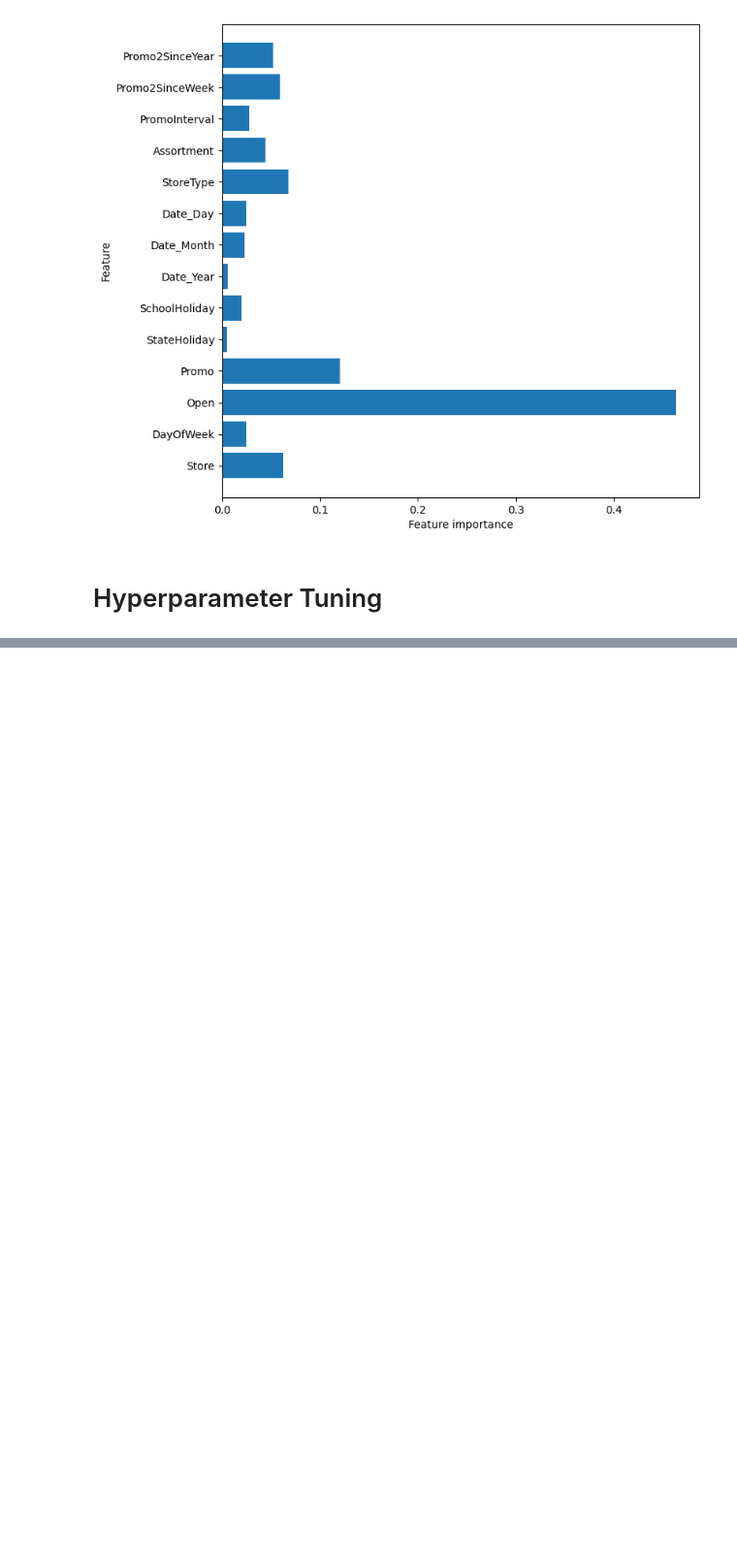
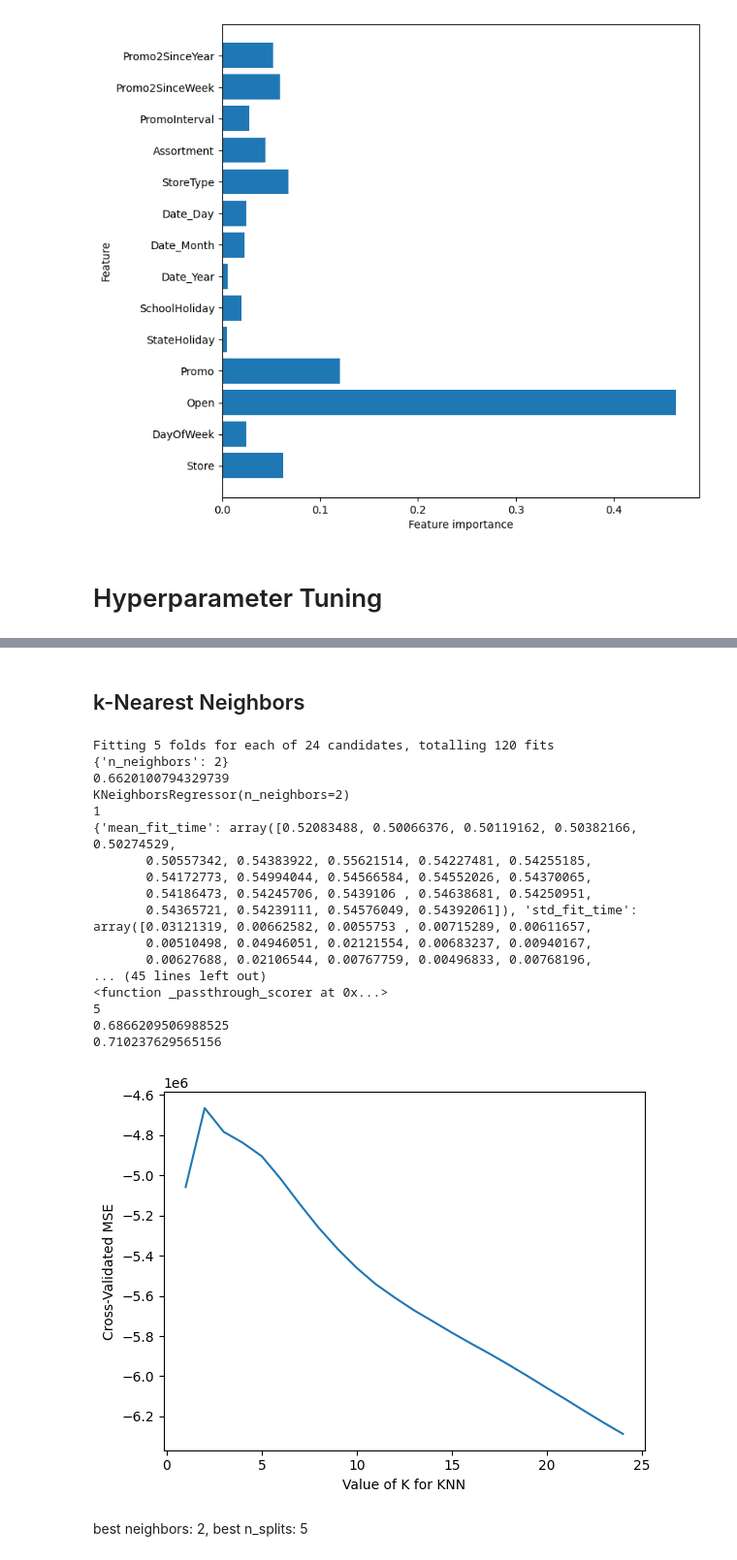
Before and after one commit to liamwan/rss-forecasts, a Jupyter notebook: rss-forecasts-wander.ipynb, the cells around one changed output, grey strips where cells are left out. Shown at 97% size. Drawn from its saved outputs; the diff is of its cells as text; code cells hidden in the pictures; blank space fills up the shorter version.

```diff
--- a/rss-forecasts-wander.ipynb
+++ b/rss-forecasts-wander.ipynb
@@ -467,0 +466,65 @@ Accuracy = -inf%.
+# %% [markdown]
+## k-Nearest Neighbors
+# %%
+# parameter tuning for knn with tqdm
+from tqdm import tqdm
+from sklearn.model_selection import GridSearchCV
+from sklearn.model_selection import cross_val_score
+
+# create a k-nearest neighbors regressor
+knn = KNeighborsRegressor()
+
+# create a dictionary of all values we want to test for n_neighbors
+param_grid = {'n_neighbors': np.arange(1, 25)}
+
+# use gridsearch to test all values for n_neighbors
+knn_gscv = GridSearchCV(knn, param_grid, cv=5, verbose=1)
+
+# fit model to data
+knn_gscv.fit(X_train, y_train)
+
+# check top performing n_neighbors value
+print(knn_gscv.best_params_)
+print(knn_gscv.best_score_)
+print(knn_gscv.best_estimator_)
+print(knn_gscv.best_index_)
+print(knn_gscv.cv_results_)
+print(knn_gscv.scorer_)
+print(knn_gscv.n_splits_)
+print(knn_gscv.refit_time_)
+print(knn_gscv.score(X_test, y_test))
+
+#plot the value of K for KNN (x-axis) versus the cross-validated accuracy (y-axis)
+k_range = range(1, 25)
+k_scores = []
+for k in tqdm(k_range):
+    knn = KNeighborsRegressor(n_neighbors=k)
+    scores = cross_val_score(knn, X_train, y_train, cv=10, scoring='neg_mean_squared_error')
+    k_scores.append(scores.mean())
+
+plt.plot(k_range, k_scores)
+plt.xlabel('Value of K for KNN')
+plt.ylabel('Cross-Validated MSE')
+plt.show()
+# %% [output]
+Fitting 5 folds for each of 24 candidates, totalling 120 fits
+{'n_neighbors': 2}
+0.6620100794329739
+KNeighborsRegressor(n_neighbors=2)
+1
+{'mean_fit_time': array([0.52083488, 0.50066376, 0.50119162, 0.50382166, 0.50274529,
+       0.50557342, 0.54383922, 0.55621514, 0.54227481, 0.54255185,
+       0.54172773, 0.54994044, 0.54566584, 0.54552026, 0.54370065,
+       0.54186473, 0.54245706, 0.5439106 , 0.54638681, 0.54250951,
+       0.54365721, 0.54239111, 0.54576049, 0.54392061]), 'std_fit_time': array([0.03121319, 0.00662582, 0.0055753 , 0.00715289, 0.00611657,
+       0.00510498, 0.04946051, 0.02121554, 0.00683237, 0.00940167,
+       0.00627688, 0.02106544, 0.00767759, 0.00496833, 0.00768196,
+... (45 lines left out)
+<function _passthrough_scorer at 0x...>
+5
+0.6866209506988525
+0.710237629565156
+[figure, added]
+# %% [markdown]
+best neighbors: 2,
+best n_splits: 5
```
Also changed, not shown: parts of 16 cells of this notebook.
